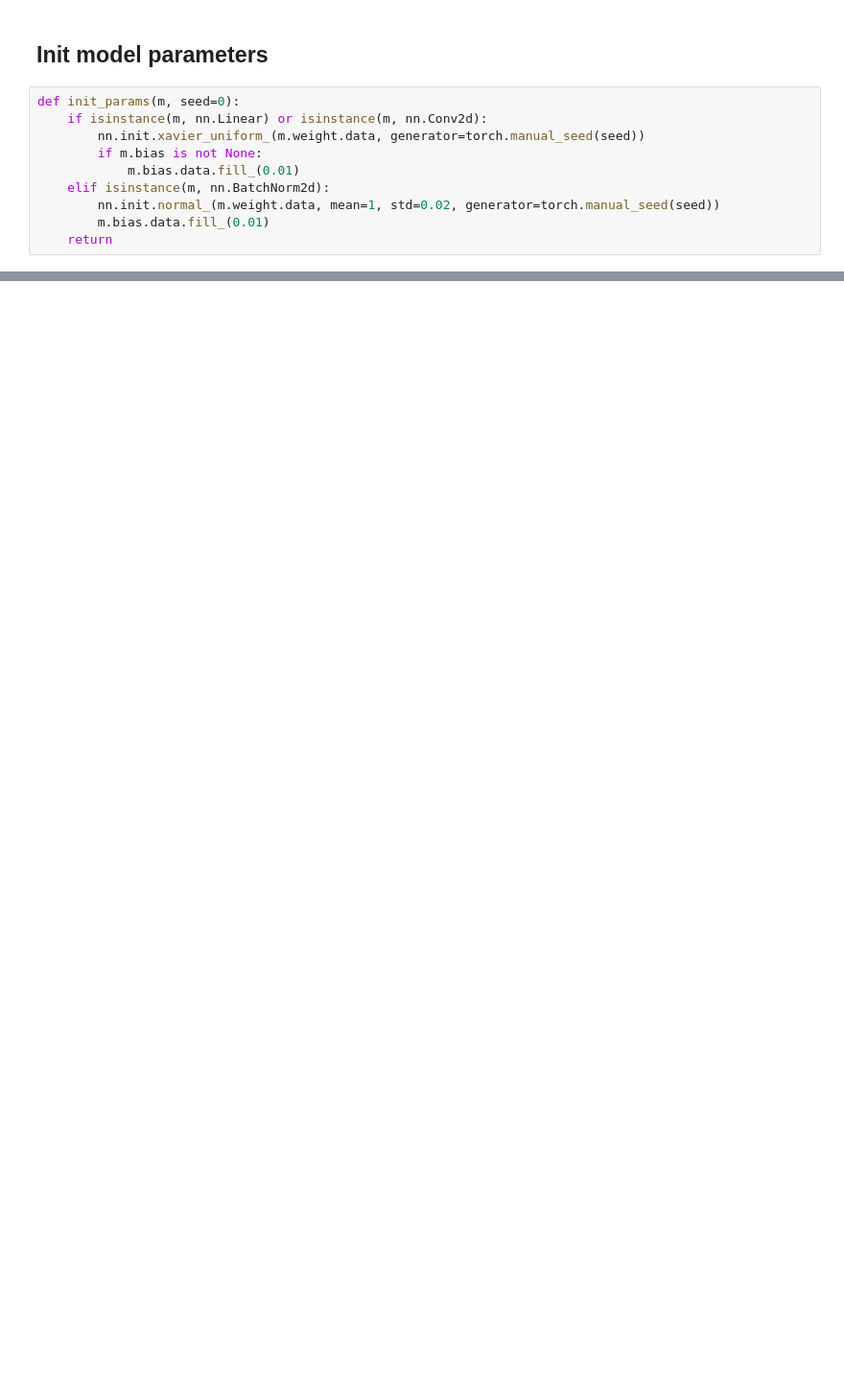
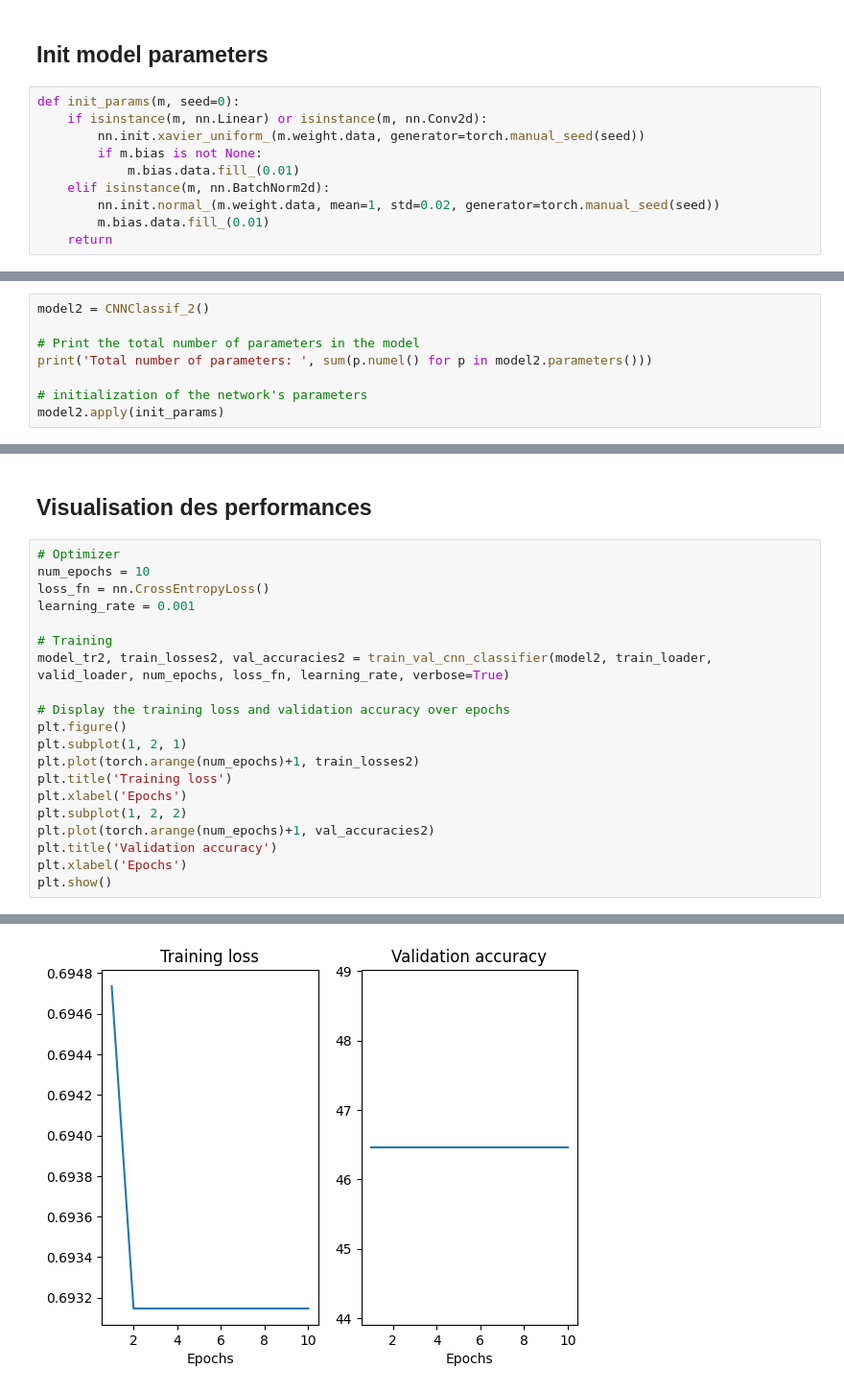
Before and after one commit to paullouppe/MuffinOrChihuahuaCNN, a Jupyter notebook: notebooks/Muffin_or_Chihuahua.ipynb, the cells around one changed output, grey strips where cells are left out. Shown at 96% size. Saved outputs shown, nothing was run; the diff lists cells and outputs as text; blank space fills up the shorter version.

Commit message:
add 3 CNN models + markdown

```diff
--- a/notebooks/Muffin_or_Chihuahua.ipynb
+++ b/notebooks/Muffin_or_Chihuahua.ipynb
@@ -208,0 +173,8 @@ RuntimeError: Numpy is not available
+# %%
+model2 = CNNClassif_2()
+
+# Print the total number of parameters in the model
+print('Total number of parameters: ', sum(p.numel() for p in model2.parameters()))
+
+# initialization of the network's parameters
+model2.apply(init_params)
@@ -208,0 +286,23 @@ RuntimeError: Numpy is not available
+# %% [markdown]
+## Visualisation des performances
+# %%
+# Optimizer
+num_epochs = 10
+loss_fn = nn.CrossEntropyLoss()
+learning_rate = 0.001
+
+# Training
+model_tr2, train_losses2, val_accuracies2 = train_val_cnn_classifier(model2, train_loader, valid_loader, num_epochs, loss_fn, learning_rate, verbose=True)
+
+# Display the training loss and validation accuracy over epochs
+plt.figure()
+plt.subplot(1, 2, 1)
+plt.plot(torch.arange(num_epochs)+1, train_losses2)
+plt.title('Training loss')
+plt.xlabel('Epochs')
+plt.subplot(1, 2, 2)
+plt.plot(torch.arange(num_epochs)+1, val_accuracies2)
+plt.title('Validation accuracy')
+plt.xlabel('Epochs')
+plt.show()
+# %% [output]
@@ -208,0 +319 @@ RuntimeError: Numpy is not available
+[figure, added]
```
Also changed, not shown: parts of 67 cells of this notebook, 1 other file.
